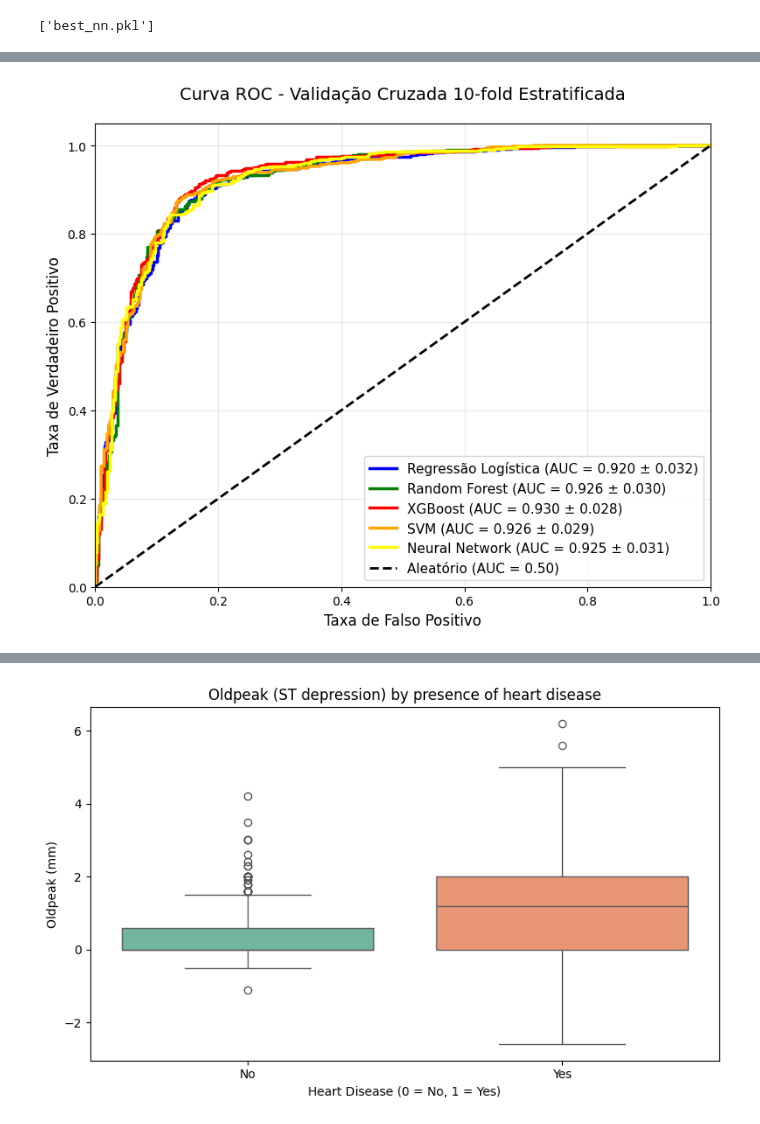
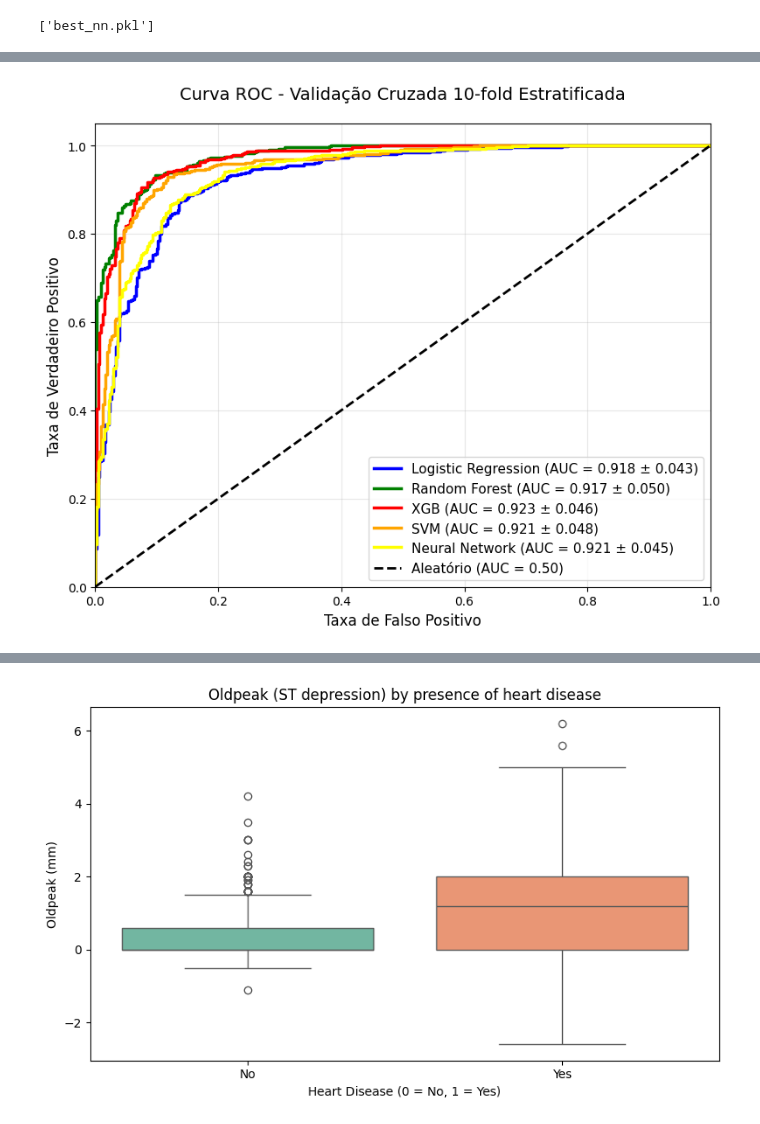
Before and after one commit to malf75/Heart-Failure-ML, a Jupyter notebook: heartdisease.ipynb, the cells around one changed output, grey strips where cells are left out. Cells and saved outputs as stored; diff of their text form; code cells hidden in the pictures.

```diff
--- a/heartdisease.ipynb
+++ b/heartdisease.ipynb
@@ -444,16 +441,16 @@ model5 = joblib.load('best_nn.pkl')
 results = []
 names = []
 models = [('Logistic Regression', model1), ('Random Forest', model2), ('XGB', model3), ('SVM', model4), ('Neural Network', model5)]
+scores = [('Logistic Regression', scores_lr), ('Random Forest', scores_rf), ('XGB', scores_xgb), ('SVM', scores_svm), ('Neural Network', scores_nn)]
 
-for name, model in models:
-    cv_results = cross_val_score(model, X, y, cv=10, scoring='roc_auc')
-    results.append(cv_results)
+for name, model in scores:
+    results.append(model['test_roc_auc'])
     names.append(name)
 
 data = []
-for name, scores in zip(names, results):
-    for score in scores:
-        data.append({'Modelo': name, 'AUC-ROC': score})
+for name, score in scores:
+    for s in score['test_roc_auc']:
+        data.append({'Modelo': name, 'AUC-ROC': s})
 
 df_plot = pd.DataFrame(data)
 
@@ -486,8 +483,6 @@ p-valor: 0.556640625
 # %%
-skf = StratifiedKFold(n_splits=10, shuffle=True, random_state=42)
-
 for name, model in models:
-    y_pred = cross_val_predict(model, X, y, cv=skf)
+    y_pred = model.predict(X)
     conf_matrix_total = confusion_matrix(y, y_pred)
 
     plt.figure(figsize=(6, 5))
@@ -508,39 +503,31 @@ for name, model in models:
 # %%
-def plot_roc_cv_correct(models, names, X, y):
+plt.figure(figsize=(8, 6.5))
 
-    plt.figure(figsize=(8, 6.5))
+colors = ['blue', 'green', 'red', 'orange', 'yellow']
 
-    colors = ['blue', 'green', 'red', 'orange', 'yellow']
-    for i, (model, name) in enumerate(zip(models, names)):
-            y_proba = cross_val_predict(model, X, y, cv=skf, method='predict_proba')[:, 1]
+for i, (name, model) in enumerate(models):
+        y_proba = model.predict_proba(X)[:, 1]
 
-            fpr, tpr, _ = roc_curve(y, y_proba)
-            roc_auc = auc(fpr, tpr)
+        fpr, tpr, _ = roc_curve(y, y_proba)
+        roc_auc = auc(fpr, tpr)
+        aucs = scores[i][1]['test_roc_auc']
+        mean_auc = np.mean(aucs)
+        std_auc = np.std(aucs)
 
-            aucs = cross_val_score(model, X, y, cv=skf, scoring='roc_auc')
-            mean_auc = np.mean(aucs)
-            std_auc = np.std(aucs)
+        plt.plot(fpr, tpr, color=colors[i], lw=2.5,
+                label=f'{name} (AUC = {mean_auc:.3f} ± {std_auc:.3f})')
 
-            plt.plot(fpr, tpr, color=colors[i], lw=2.5,
-                    label=f'{name} (AUC = {mean_auc:.3f} ± {std_auc:.3f})')
-
-    plt.plot([0, 1], [0, 1], 'k--', lw=2, label='Aleatório (AUC = 0.50)')
-    plt.xlim([0.0, 1.0])
-    plt.ylim([0.0, 1.05])
-    plt.xlabel('Taxa de Falso Positivo', fontsize=12)
-    plt.ylabel('Taxa de Verdadeiro Positivo', fontsize=12)
-    plt.title('Curva ROC - Validação Cruzada 10-fold Estratificada', fontsize=14, pad=20)
-    plt.legend(loc="lower right", fontsize=11)
-    plt.grid(True, alpha=0.3)
-    plt.tight_layout()
-    plt.savefig('images/roc_curve_cv_correct.png', dpi=300, bbox_inches='tight')
-    plt.show()
-
-plot_roc_cv_correct(
-    models=[model1, model2, model3, model4, model5],
-    names=['Regressão Logística', 'Random Forest', 'XGBoost', 'SVM', 'Neural Network'],
-    X=X, y=y
-)
+plt.plot([0, 1], [0, 1], 'k--', lw=2, label='Aleatório (AUC = 0.50)')
+plt.xlim([0.0, 1.0])
+plt.ylim([0.0, 1.05])
+plt.xlabel('Taxa de Falso Positivo', fontsize=12)
+plt.ylabel('Taxa de Verdadeiro Positivo', fontsize=12)
+plt.title('Curva ROC - Validação Cruzada 10-fold Estratificada', fontsize=14, pad=20)
+plt.legend(loc="lower right", fontsize=11)
+plt.grid(True, alpha=0.3)
+plt.tight_layout()
+plt.savefig('images/roc_curve_cv_correct.png', dpi=300, bbox_inches='tight')
+plt.show()
 # %% [output]
-[figure, old version]
+[figure, new version]
 # %%
```
Also changed, not shown: parts of 11 cells of this notebook, 14 other files.
